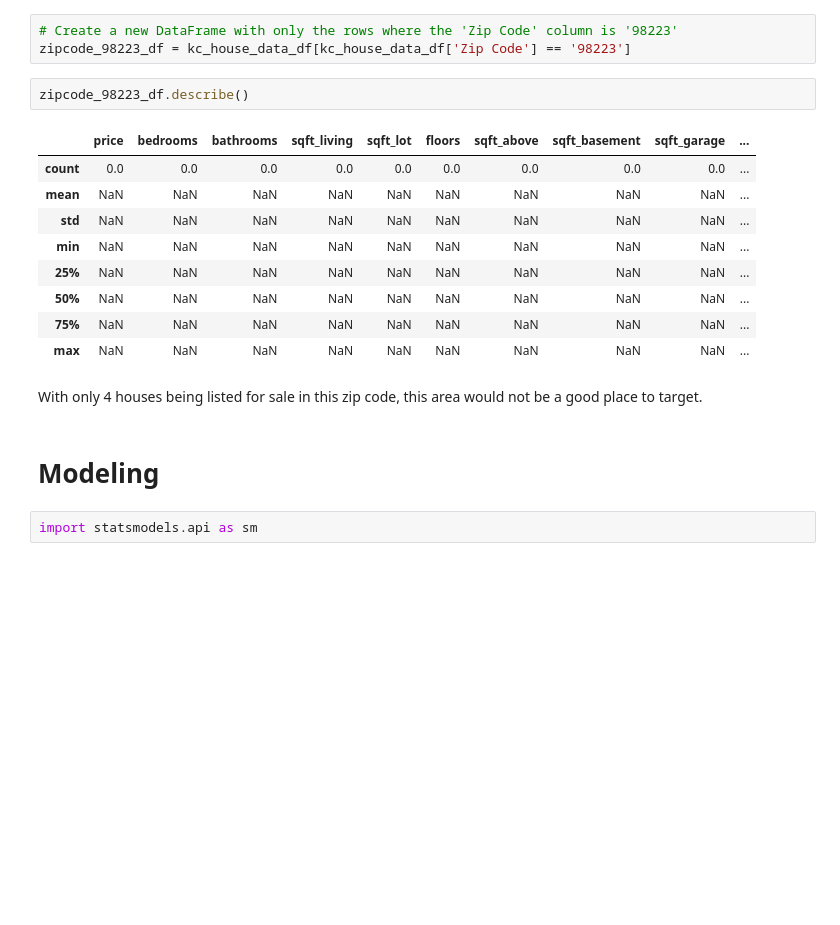
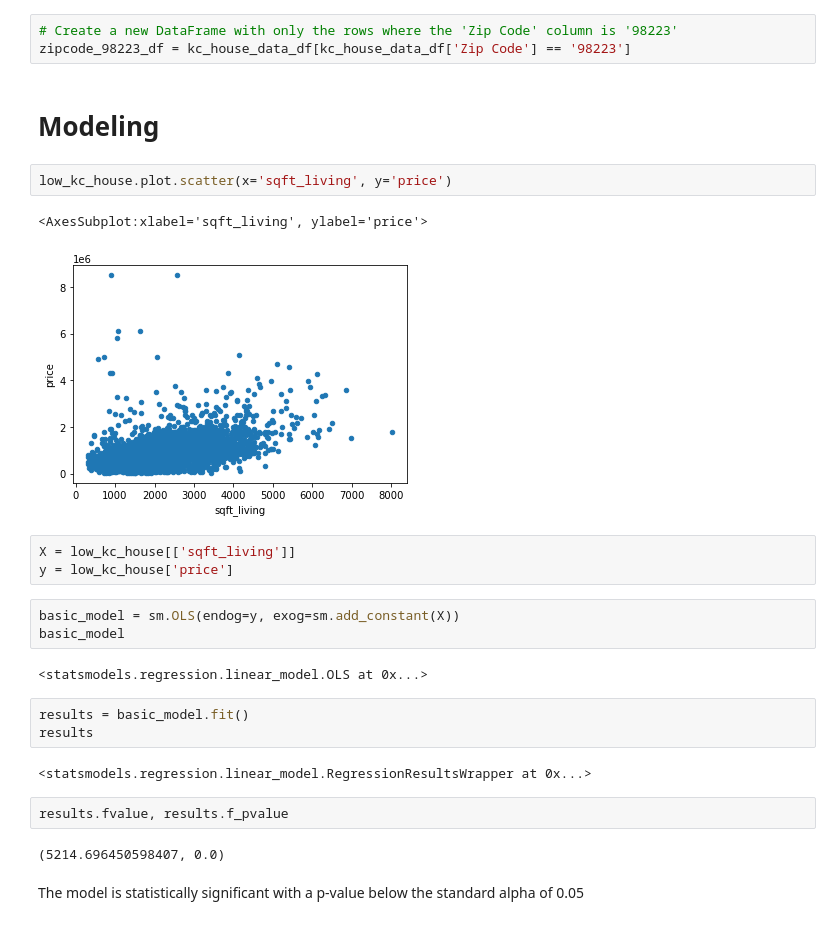
Before and after one commit to adammarianacci/Real_Estate_Analysis, a Jupyter notebook: notebook.ipynb, the cells around one changed output. Cells and saved outputs as stored; diff of their text form; blank space fills up the shorter version.

```diff
--- a/notebook.ipynb
+++ b/notebook.ipynb
@@ -431,21 +438,29 @@ With only 1 house being listed for sale in this zip code, this would not be a go
 # %%
 # Create a new DataFrame with only the rows where the 'Zip Code' column is '98223'
 zipcode_98223_df = kc_house_data_df[kc_house_data_df['Zip Code'] == '98223']
-# %%
-zipcode_98223_df.describe()
-# %% [output]
-|  | price | bedrooms | bathrooms | sqft_living | sqft_lot | floors | sqft_above | sqft_basement | sqft_garage | ... |
-| count | 0.0 | 0.0 | 0.0 | 0.0 | 0.0 | 0.0 | 0.0 | 0.0 | 0.0 | ... |
-| mean | NaN | NaN | NaN | NaN | NaN | NaN | NaN | NaN | NaN | ... |
-| std | NaN | NaN | NaN | NaN | NaN | NaN | NaN | NaN | NaN | ... |
-| min | NaN | NaN | NaN | NaN | NaN | NaN | NaN | NaN | NaN | ... |
-| 25% | NaN | NaN | NaN | NaN | NaN | NaN | NaN | NaN | NaN | ... |
-| 50% | NaN | NaN | NaN | NaN | NaN | NaN | NaN | NaN | NaN | ... |
-| 75% | NaN | NaN | NaN | NaN | NaN | NaN | NaN | NaN | NaN | ... |
-| max | NaN | NaN | NaN | NaN | NaN | NaN | NaN | NaN | NaN | ... |
-# %% [markdown]
-With only 4 houses being listed for sale in this zip code, this area would not be a good place to target.
 # %% [markdown]
 # Modeling
-# %%
-import statsmodels.api as sm
+# %%
+low_kc_house.plot.scatter(x='sqft_living', y='price')
+# %% [output]
+<AxesSubplot:xlabel='sqft_living', ylabel='price'>
+[figure, added]
+# %%
+X = low_kc_house[['sqft_living']]
+y = low_kc_house['price']
+# %%
+basic_model = sm.OLS(endog=y, exog=sm.add_constant(X))
+basic_model
+# %% [output]
+<statsmodels.regression.linear_model.OLS at 0x...>
+# %%
+results = basic_model.fit()
+results
+# %% [output]
+<statsmodels.regression.linear_model.RegressionResultsWrapper at 0x...>
+# %%
+results.fvalue, results.f_pvalue
+# %% [output]
+(5214.696450598407, 0.0)
+# %% [markdown]
+The model is statistically significant with a p-value below the standard alpha of 0.05
```
Also changed, not shown: parts of 23 cells of this notebook.
